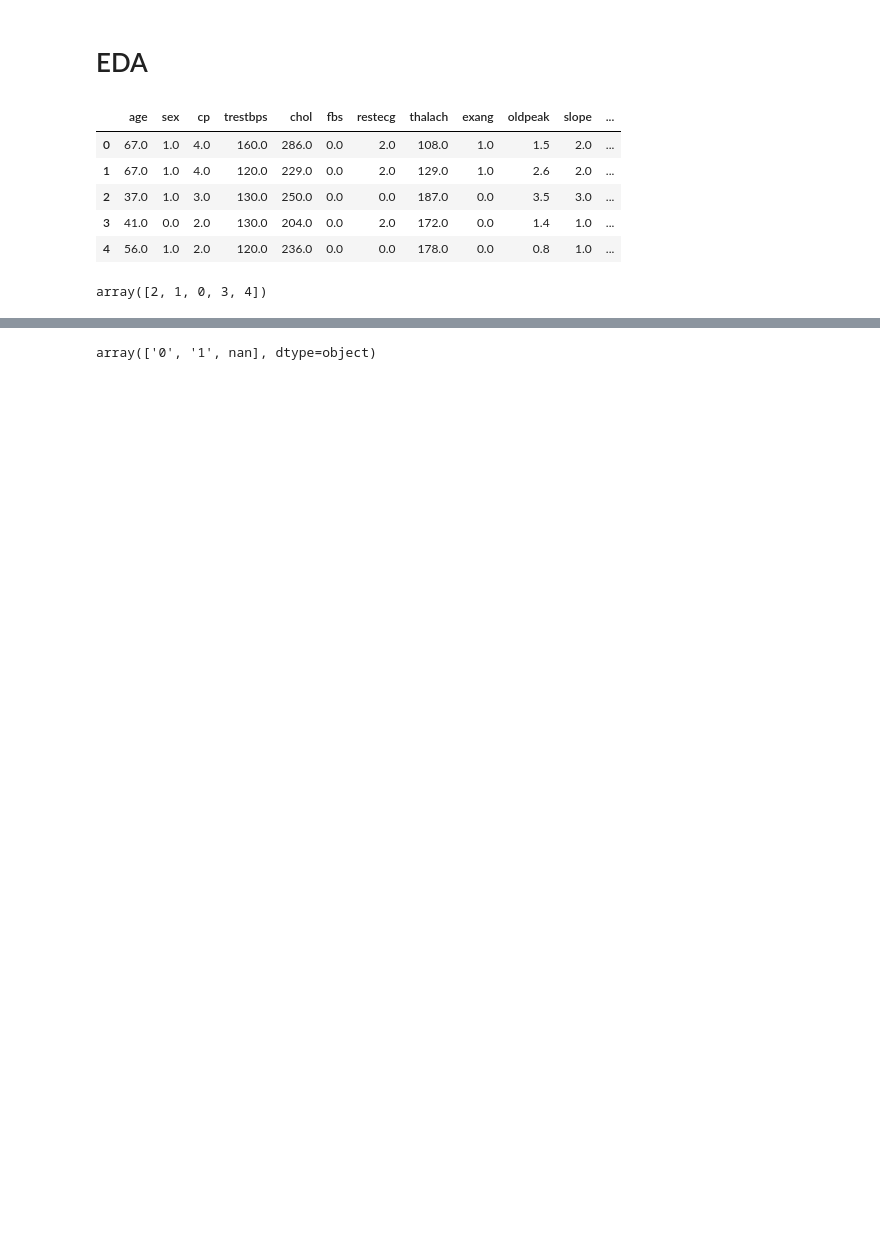
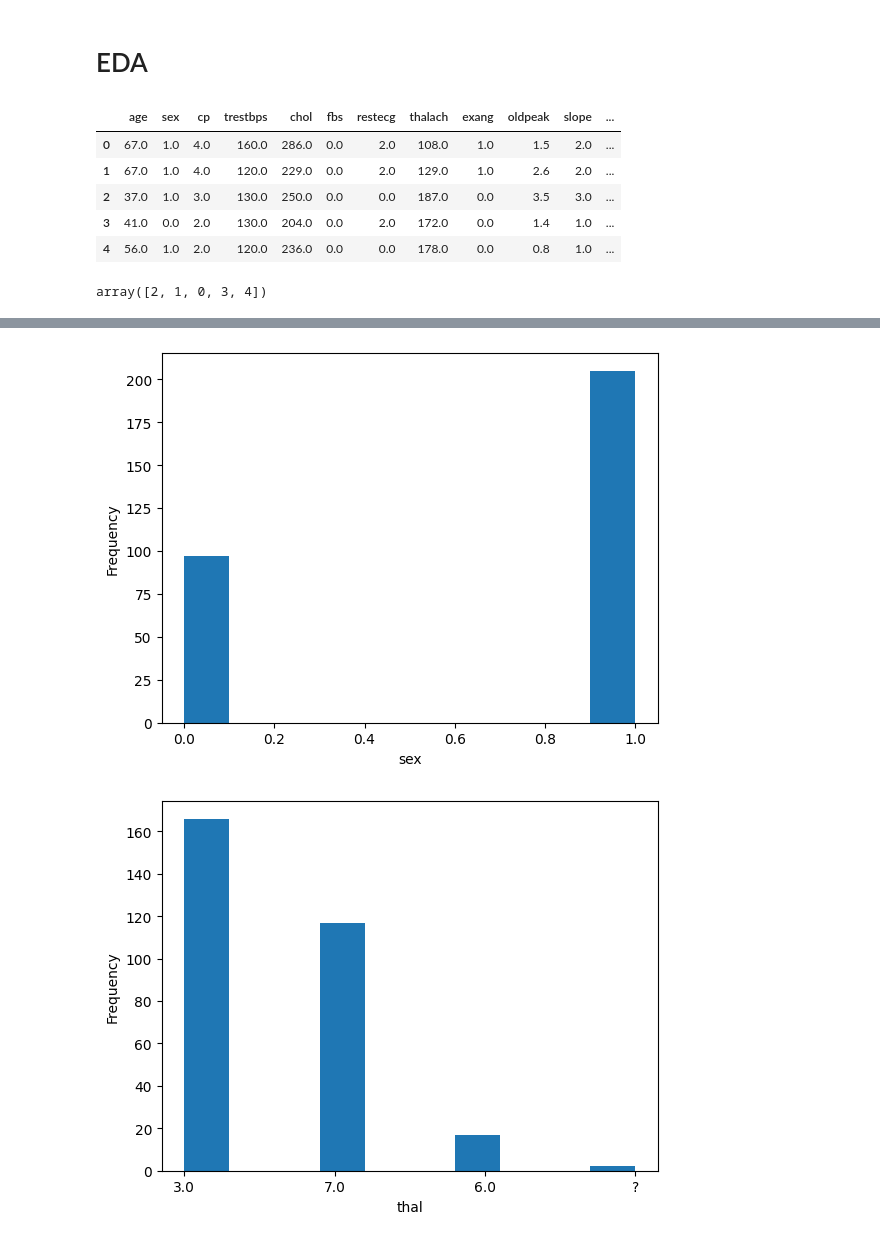
Before and after one commit to Lekanggy/MLrepo, a Jupyter notebook: Personal/classification/Detection of Heart Diseases.ipynb, the cells around one changed output, grey strips where cells are left out. Saved outputs shown, nothing was run; the diff lists cells and outputs as text; code cells hidden in the pictures; blank space fills up the shorter version.

```diff
--- a/Personal/classification/Detection of Heart Diseases.ipynb
+++ b/Personal/classification/Detection of Heart Diseases.ipynb
@@ -115,4 +114,13 @@ memory usage: 32.2+ KB
 # %%
-swis["exang"].unique()
+ordinal = ["slope", "ca"]
+norminal = ["sex", "thal", "cp", "restecg", "exang"]
+cat_features = norminal + ordinal
+
+for cat in cat_features:
+    plt.hist(clev[cat])
+    plt.xlabel(cat)
+    plt.ylabel("Frequency")
+    plt.show()
 # %% [output]
-array(['0', '1', nan], dtype=object)
+[figure, added]
+[figure, added]
```
Also changed, not shown: parts of 30 cells of this notebook, 1 other file.
